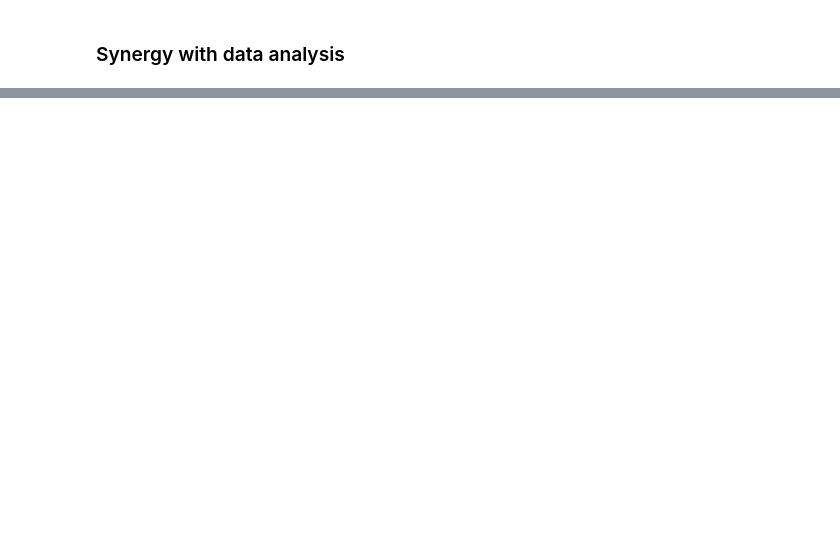
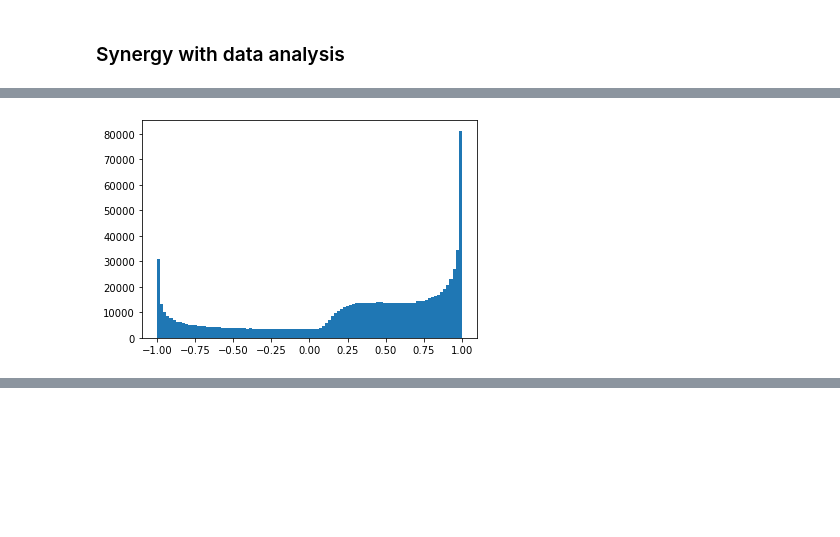
Before and after one commit to jpivarski-talks/2022-08-03-codas-hep-columnar-tutorial, a Jupyter notebook: part-1.ipynb, the cells around one changed output, grey strips where cells are left out. Cells and saved outputs as stored; diff of their text form; code cells hidden in the pictures; blank space fills up the shorter version.

```diff
--- a/part-1.ipynb
+++ b/part-1.ipynb
@@ -398,0 +439,6 @@ B ← 3 4 ⍴ ⍳ 12
+# %%
+dataset3 = np.sin(1/dataset2)
+# %%
+plt.hist(dataset3, bins=100);
+# %% [output]
+[figure, added]
```
Also changed, not shown: parts of 52 cells of this notebook.
